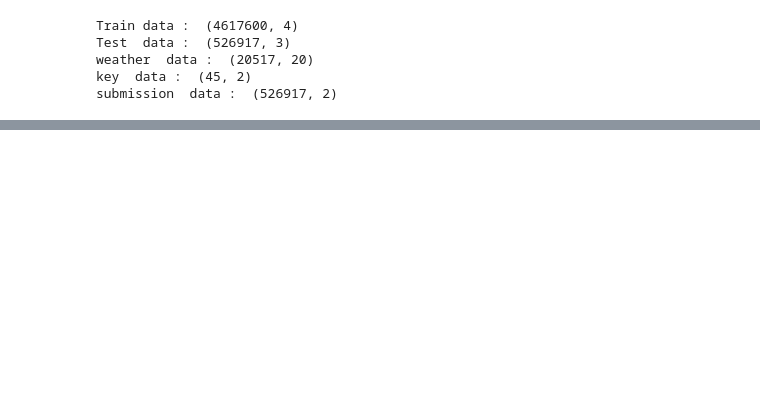
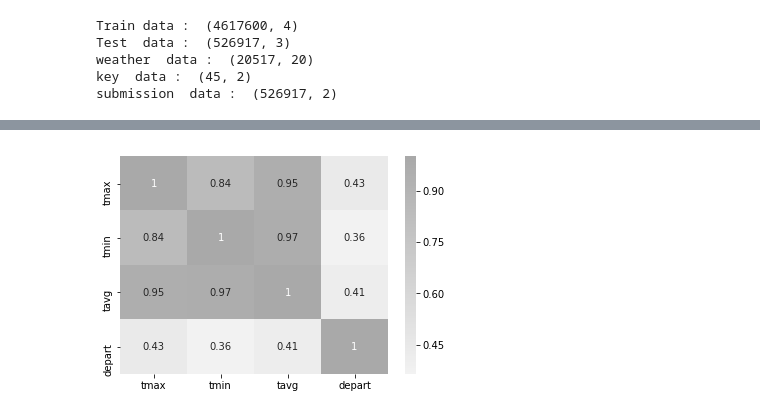
Before and after one commit to hhj235/Walmart_Sales_in_Stormy_Weather_Project_by_Python, a Jupyter notebook: modeling_hanjin/EDA_2.ipynb, the cells around one changed output, grey strips where cells are left out. Saved outputs shown, nothing was run; the diff lists cells and outputs as text; code cells hidden in the pictures; blank space fills up the shorter version.

```diff
--- a/modeling_hanjin/EDA_2.ipynb
+++ b/modeling_hanjin/EDA_2.ipynb
@@ -65,2 +62,0 @@ df = df_train_with_weather[["item_nbr", "units"]]
-# %%
-df = df.groupby("item_nbr").agg(["max", "mean"])
@@ -295,13 +62,0 @@ plt.show()
-# %%
-df = df_train_with_weather[df_train_with_weather["item_nbr"] == 36 ]
-
-df["wetbulb"] = df["wetbulb"].apply(changeType)
-df["avgspeed"] = df["avgspeed"].apply(changeFloatType)
-df["units"] = df["units"].apply(changeType)
-df["tavg"] = df["tavg"].apply(changeType)
-df["snowfall"] = df["snowfall"].apply(changeFloatType)
-df["depart"] = df["depart"].apply(changeType)
-
-cols = ["avgspeed", "day", "wetbulb", "units"]
-sns.pairplot(df[cols])
-plt.show()
@@ -310,13 +62,0 @@ plt.show()
-# %%
-df = df_train_with_weather[df_train_with_weather["item_nbr"] == 37 ]
-
-df["wetbulb"] = df["wetbulb"].apply(changeType)
-df["avgspeed"] = df["avgspeed"].apply(changeFloatType)
-df["units"] = df["units"].apply(changeType)
-df["tavg"] = df["tavg"].apply(changeType)
-df["snowfall"] = df["snowfall"].apply(changeFloatType)
-df["depart"] = df["depart"].apply(changeType)
-
-cols = ["avgspeed", "day", "wetbulb", "units"]
-sns.pairplot(df[cols])
-plt.show()
@@ -354,0 +144,10 @@ Power_divergenceResult(statistic=13333.333333333334, pvalue=0.0)
+# %%
+station_11 = df_weather[df_weather["station_nbr"] == 11].reset_index(drop=True)
+station_11.drop("snowfall", axis=1, inplace=True)
+# station_11.drop("depart", axis=1, inplace=True)
+station_11_only_dropped_t = remove_m_row(station_11, ["tmax", "tmin", "tavg","depart"])
+station_11_dropped_all = remove_m_row(station_11)
+station_11_t = station_11_only_dropped_t[["tmax","tmin","tavg","depart"]]
+print("원래 station_11의 row 개수" + str(len(station_11)))
+print("원래 t관련 컬럼의 m value를 포함한 row를 날린 후 전체 개수" + str(len(station_11_only_dropped_t)))
+print("원래 전체 컬럼의 m value를 포함한 row를 날린 후 전체 개수" + str(len(station_11_dropped_all)))
@@ -354,0 +172,6 @@ Power_divergenceResult(statistic=13333.333333333334, pvalue=0.0)
+# %%
+cmap = sns.light_palette("darkgray", as_cmap=True)
+sns.heatmap(station_11_t.corr(), annot=True, cmap=cmap)
+plt.show()
+# %% [output]
+[figure, added]
```
Also changed, not shown: parts of 40 cells of this notebook, 36 other files.
